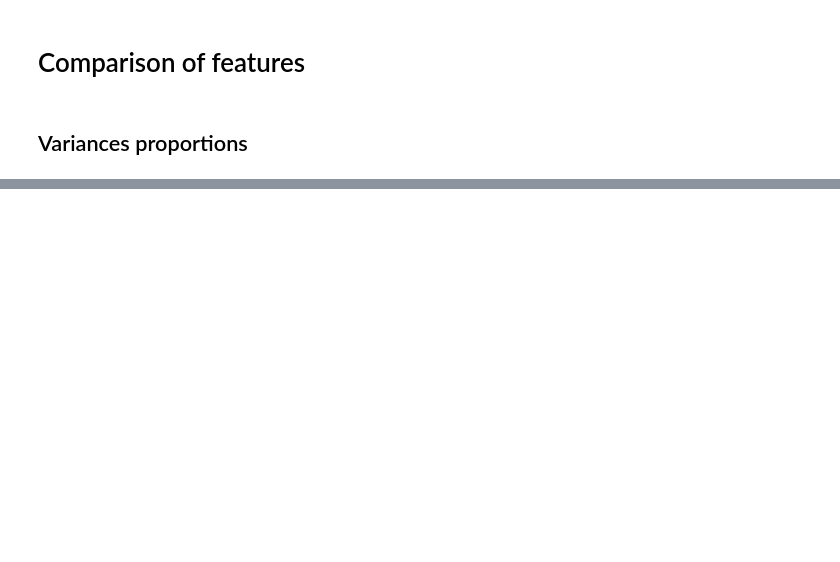
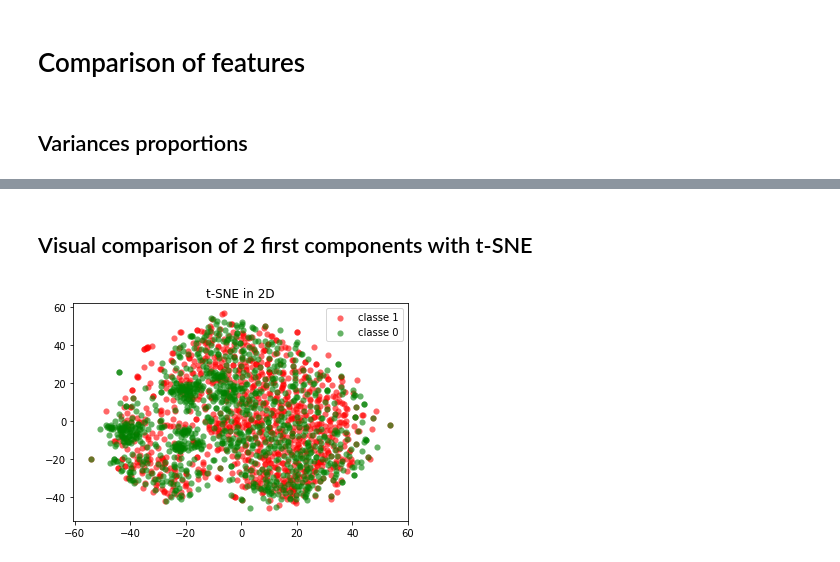
Before and after one commit to jhauret/Kaggle_KernelML_2021, a Jupyter notebook: FeaturesGeneration.ipynb, the cells around one changed output, grey strips where cells are left out. Drawn from its saved outputs; the diff is of its cells as text; code cells hidden in the pictures; blank space fills up the shorter version.

```diff
--- a/FeaturesGeneration.ipynb
+++ b/FeaturesGeneration.ipynb
@@ -53,2 +66,10 @@ def pca_visual(features):
+# %%
+def tSNE_visual(features):
+    X_embedded = TSNE(n_components=2).fit_transform(features)
+    plt.scatter(X_embedded[YTrain0['Bound']==1,0],X_embedded[YTrain0['Bound']==1,1],color='red',alpha=0.6,lw=0.1,label='classe 1')
+    plt.scatter(X_embedded[YTrain0['Bound']==0,0],X_embedded[YTrain0['Bound']==0,1],color='green',alpha=0.6,lw=0.1,label='classe 0')
+    plt.title('t-SNE in 2D')
+    plt.legend(loc='best', shadow=False, scatterpoints=1)
+    plt.show()
 # %% [markdown]
 # Generation of features with spectrum kernel
@@ -133,0 +131,6 @@ pca_visual(spectral_features)
+# %% [markdown]
+## Visual comparison of 2 first components with t-SNE
+# %%
+tSNE_visual(XTrain0)
+# %% [output]
+[figure, added]
```
Also changed, not shown: parts of 18 cells of this notebook.
